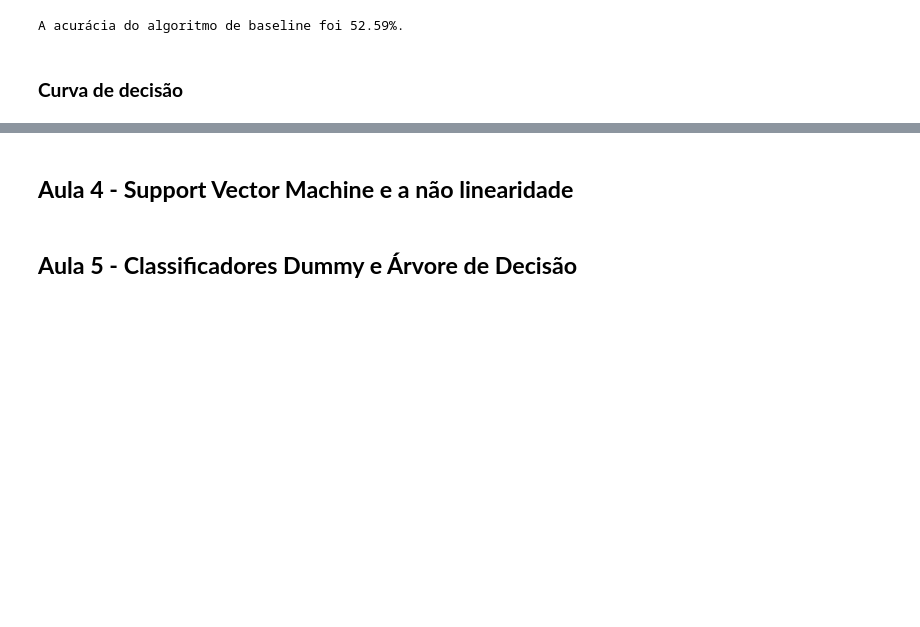
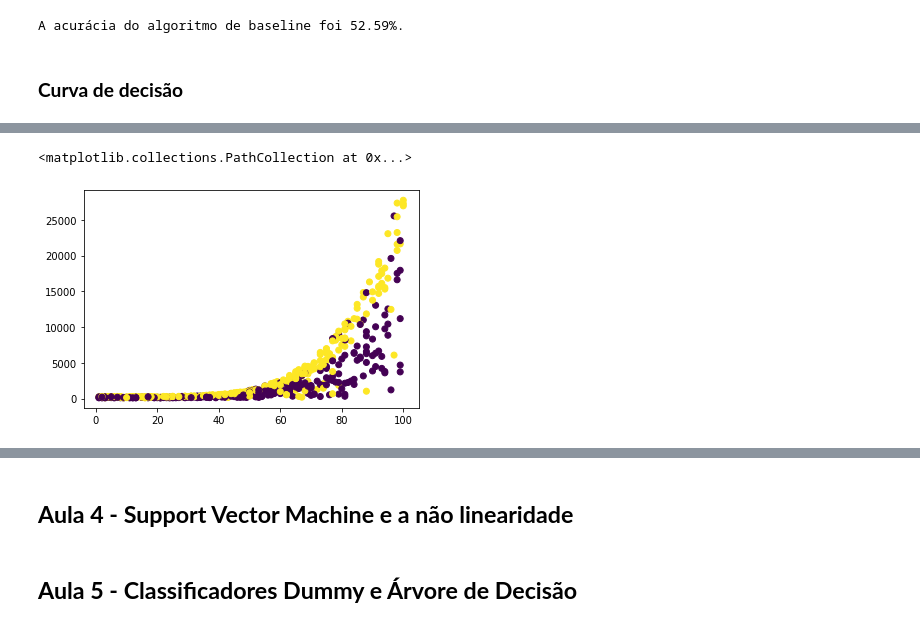
Before and after one commit to anablima/TreinamentosAlura, a Jupyter notebook: FromacaoML/IntroSKLearn/IntroML3.ipynb, the cells around one changed output, grey strips where cells are left out. Saved outputs shown, nothing was run; the diff lists cells and outputs as text; code cells hidden in the pictures; blank space fills up the shorter version.

```diff
--- a/FromacaoML/IntroSKLearn/IntroML3.ipynb
+++ b/FromacaoML/IntroSKLearn/IntroML3.ipynb
@@ -138,0 +164,7 @@ A acurácia do algoritmo de baseline foi 52.59%.
+# %%
+import matplotlib.pyplot as plt
+
+plt.scatter(teste_x.horas_esperadas, teste_x.preco, c=teste_y)
+# %% [output]
+<matplotlib.collections.PathCollection at 0x...>
+[figure, added]
```
Also changed, not shown: parts of 9 cells of this notebook.
